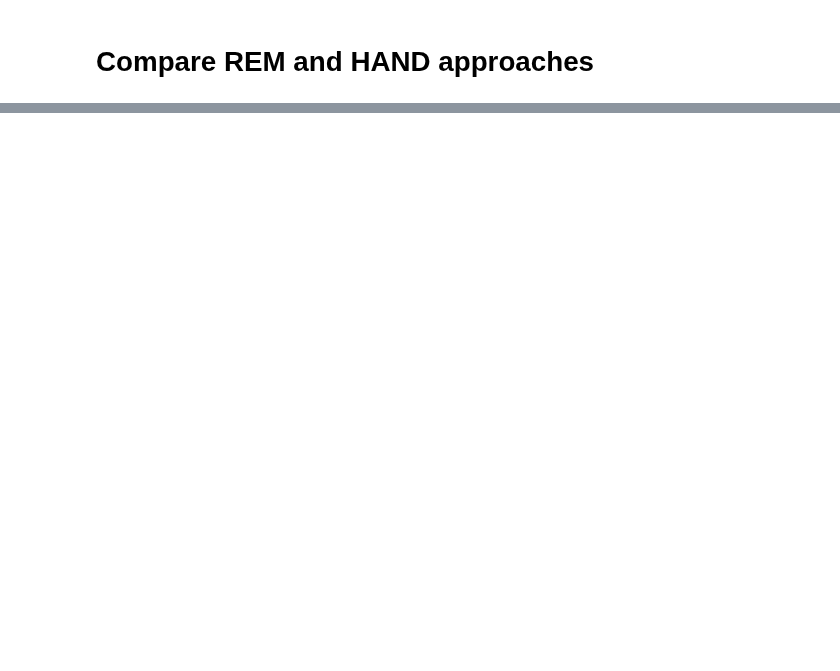
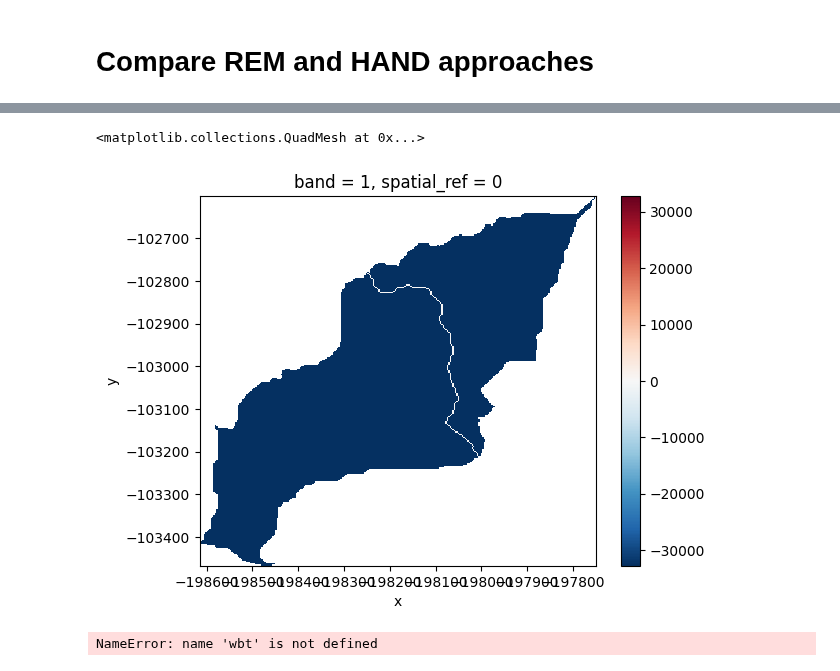
Before and after one commit to avkoehl/valleys, a Jupyter notebook: notebooks/rem_hand.ipynb, the cells around one changed output, grey strips where cells are left out. Drawn from its saved outputs; the diff is of its cells as text; code cells hidden in the pictures; blank space fills up the shorter version.

```diff
--- a/notebooks/rem_hand.ipynb
+++ b/notebooks/rem_hand.ipynb
@@ -370,0 +26,8 @@ Elapsed Time (excluding I/O): 0.42s
+# %%
+stream = streams.where(subbasins == basin_id)
+stream = stream.dropna(dim="x", how="all")
+stream = stream.dropna(dim="y", how="all")
+stream.plot()
+# %% [output]
+<matplotlib.collections.QuadMesh at 0x...>
+[figure, added]
@@ -371,2 +50,6 @@ Elapsed Time (excluding I/O): 0.42s
+# %%
+stream = vectorize_streams(wbt, stream, dem)
+# %% [output]
+NameError: name 'wbt' is not defined
 # %%
 fig, ax = plt.subplots()
```
Also changed, not shown: parts of 30 cells of this notebook, 1 other file.
